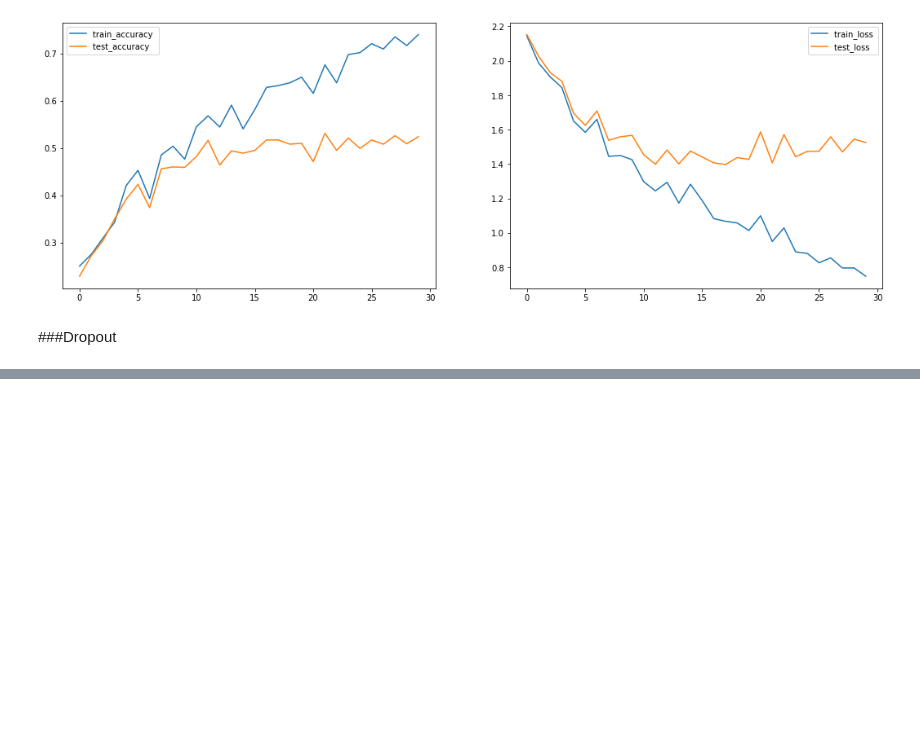
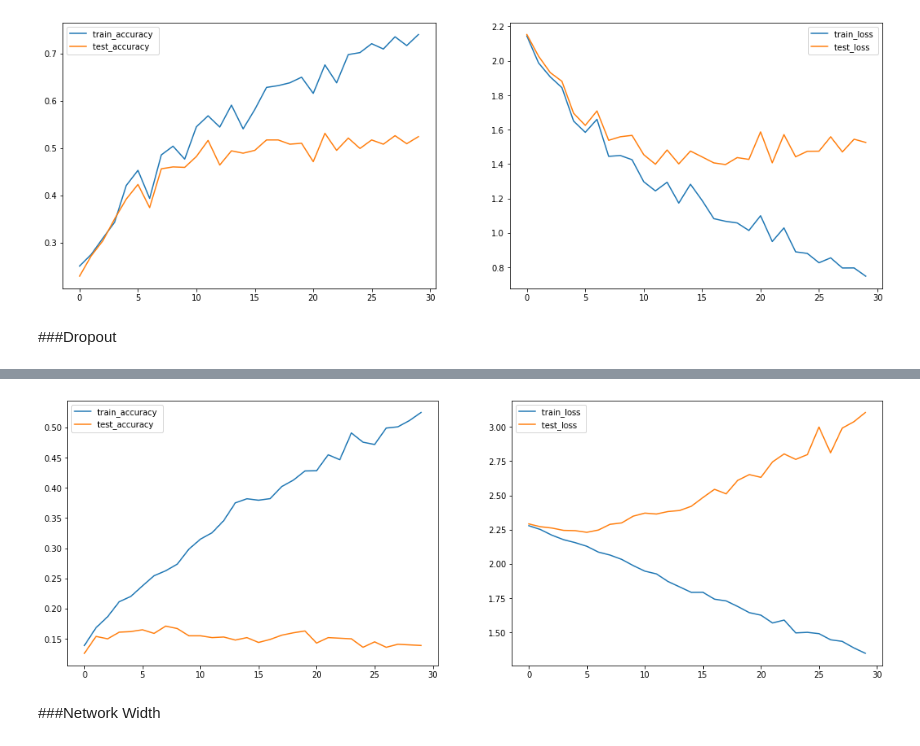
Before and after one commit to ItayShalit/Intro-to-Deep-Learning, a Jupyter notebook: Intro to DL - Assignment 1 - Part 3.ipynb, the cells around one changed output, grey strips where cells are left out. Drawn from its saved outputs; the diff is of its cells as text; code cells hidden in the pictures; blank space fills up the shorter version.

```diff
--- a/Intro to DL - Assignment 1 - Part 3.ipynb
+++ b/Intro to DL - Assignment 1 - Part 3.ipynb
@@ -535,0 +605,34 @@ train_and_plot_results(trainloader, testloader, conv_net, conv_net.loss, optimiz
+# %%
+# flat PCA attempt
+MAX_INTENSITY = 255
+train_x = trainset.data/MAX_INTENSITY
+train_x = train_x[sample_train_idx,:].reshape(len(sample_train_idx), -1)
+train_y = np.array(trainset.targets)[sample_train_idx]
+
+test_x = testset.data/MAX_INTENSITY
+test_x = test_x[sample_test_idx,:].reshape(len(sample_test_idx), -1)
+test_y = np.array(testset.targets)[sample_test_idx]
+
+pca = PCA(n_components=225, whiten=True)
+train_x_pca = pca.fit_transform(train_x).reshape(train_x.shape[0], 15, 15)
+test_x_pca = pca.fit_transform(test_x).reshape(test_x.shape[0], 15, 15)
+
+tensor_trainx = torch.Tensor(train_x_pca).reshape(train_x.shape[0], 1, 15, 15)
+tensor_trainy = torch.tensor(train_y)
+tensor_testx = torch.Tensor(test_x_pca).reshape(test_x.shape[0], 1, 15, 15)
+tensor_testy = torch.tensor(test_y)
+
+trainset_pca = torch.utils.data.TensorDataset(tensor_trainx,tensor_trainy)
+testset_pca = torch.utils.data.TensorDataset(tensor_testx,tensor_testy)
+trainloader_pca = torch.utils.data.DataLoader(trainset_pca, batch_size = batch_size,
+                                          num_workers=2, shuffle = True)
+testloader_pca = torch.utils.data.DataLoader(testset_pca, batch_size = batch_size,
+                                          num_workers=2, shuffle = True)
+# %%
+init_weights_normal(conv_net_pca, best_configuration["init_std"])
+optimizer = torch.optim.SGD(conv_net_pca.parameters(), lr=best_configuration["learning_rate"], momentum=best_configuration["momentum_param"])
+train_and_plot_results(trainloader_pca, testloader_pca, conv_net_pca, conv_net_pca.loss, optimizer, epochs, device)
+# %% [output]
+[figure, added]
+# %% [markdown]
+###Network Width
```
Also changed, not shown: parts of 14 cells of this notebook, 2 other files.
